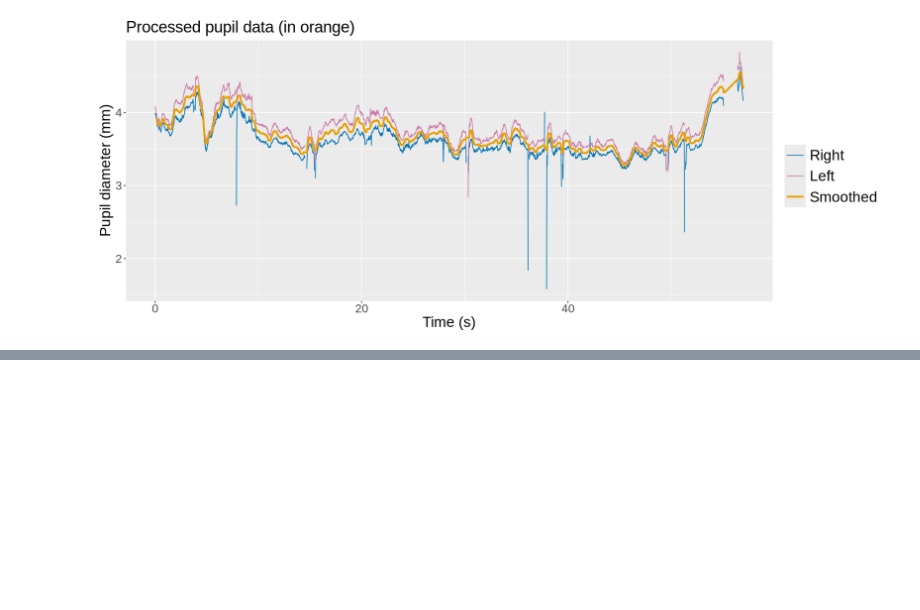
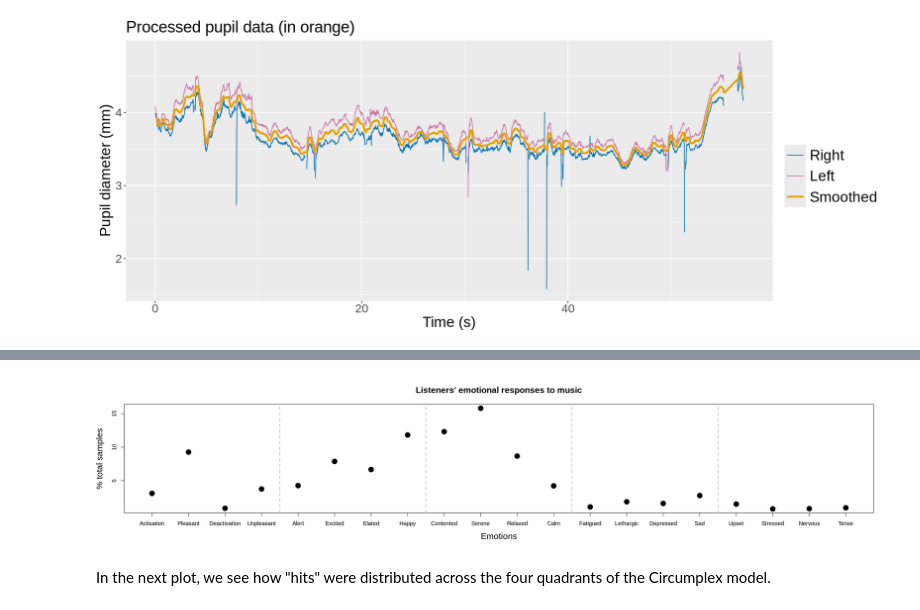
Before and after one commit to laurabishop/EyeTrackingDemo, a Jupyter notebook: DSD_ScienceOfGaze_PupilFiltering.ipynb, the cells around one changed output, grey strips where cells are left out. Saved outputs shown, nothing was run; the diff lists cells and outputs as text; code cells hidden in the pictures; blank space fills up the shorter version.

```diff
--- a/DSD_ScienceOfGaze_PupilFiltering.ipynb
+++ b/DSD_ScienceOfGaze_PupilFiltering.ipynb
@@ -115,0 +162,16 @@ suppressWarnings(print(processed.plot))
+# %%
+AOI.only.nosum <- AOI.only[!is.na(AOI.only$AOI.hit..Pleasant.),!grepl("sum", colnames(AOI.only))]
+sum.per.emotion <- colSums(AOI.only.nosum, na.rm = T)
+number.of.hits <- nrow(AOI.only[which(AOI.only$sum.of.hits == 1), ])
+# %%
+options(repr.plot.width = 23, repr.plot.height = 5)
+plot(sum.per.emotion/number.of.hits * 100, xaxt = "n",
+      pch = 19, cex = 2,
+      xlab = "Emotions", ylab = "% total samples", cex.lab = 1.5,
+      main = "Listeners' emotional responses to music", cex.main = 1.5)
+axis(1, at = 1:20, labels = mgsub(colnames(AOI.only.nosum), c("AOI.hit", "\\."), c("", "")))
+abline(v = c(4.5, 8.5, 12.5, 16.5), lty = 2, col = "grey", lwd = 2)
+# %% [output]
+[figure, added]
+# %% [markdown]
+In the next plot, we see how "hits" were distributed across the four quadrants of the Circumplex model.
```
Also changed, not shown: parts of 15 cells of this notebook.
